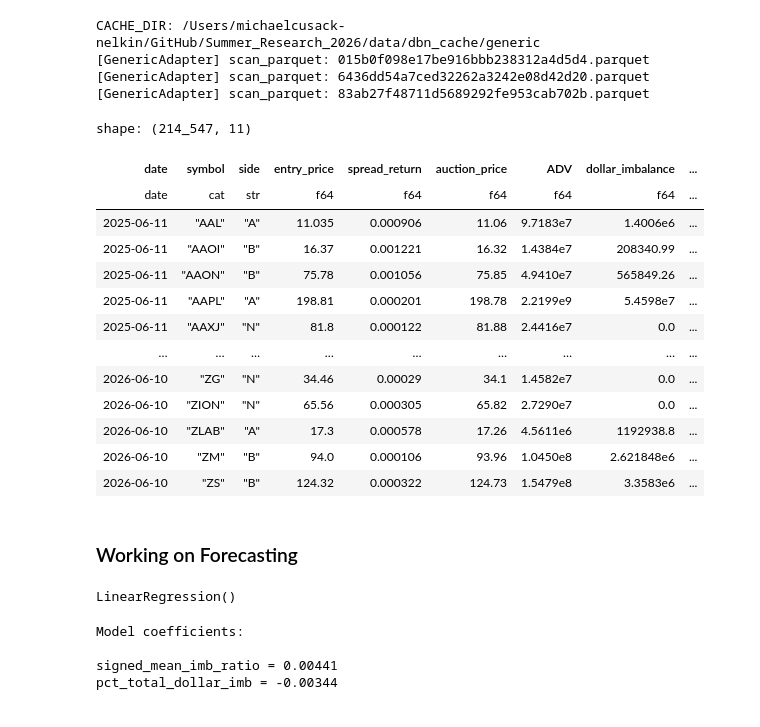
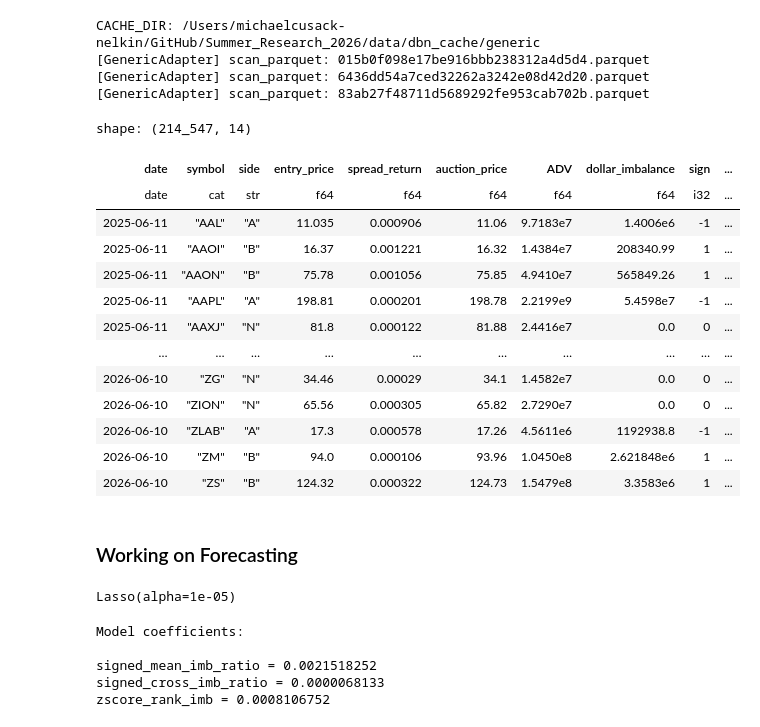
Before and after one commit to MichaelCusackNelkin/Summer_Research_2026, a Jupyter notebook: forecast/forecasting.ipynb, the cells around one changed output. Saved outputs shown, nothing was run; the diff lists cells and outputs as text; code cells hidden in the pictures.

```diff
--- a/forecast/forecasting.ipynb
+++ b/forecast/forecasting.ipynb
@@ -152,75 +138,88 @@ imb_print = (
 # %%
 data = (
     imb_print
     .join(close_trades, on=["date", "symbol"])
     .join(auction, on=["date", "symbol"])
-    # .join(session_dollar_volume, on=["date", "symbol"])
     .join(avg_daily_dollar_volume, on=["date", "symbol"])
     .sort(["date", "symbol"])
-    .with_columns((pl.col("total_imbalance_qty") * pl.col("entry_price")).alias("dollar_imbalance"))
-    .drop(["total_imbalance_qty"])
-    .drop_nulls()
     .with_columns(
-        # (
-        #     pl.when(pl.col("side") == "B").then(1)
-        #     .when(pl.col("side") == "A").then(-1)
-        #     .when(pl.col("side") == "N").then(0)
-        #     *(pl.col("dollar_imbalance") / pl.col("SDV"))
-        # ).alias("signed_session_imb_ratio"),
+        (pl.col("total_imbalance_qty") * pl.col("entry_price")).alias("dollar_imbalance"),
         (
             pl.when(pl.col("side") == "B").then(1)
             .when(pl.col("side") == "A").then(-1)
             .when(pl.col("side") == "N").then(0)
-            *(pl.col("dollar_imbalance") / pl.col("ADV"))
+        ).alias("sign"),
+        (
+            pl.when(pl.col("side") == "B").then(1)
+            .when(pl.col("side") == "A").then(-1)
+            .when(pl.col("side") == "N").then(0)
+            *(pl.col("total_imbalance_qty") * pl.col("entry_price"))
+        ).alias("signed_dollar_imbalance")
+    )
+    .drop(["total_imbalance_qty"])
+    .drop_nulls()
+    .with_columns(
+        (
+            (pl.col("signed_dollar_imbalance") / pl.col("ADV"))
             .clip(-1,1)
         ).alias("signed_mean_imb_ratio"),
         (
-            (pl.col("dollar_imbalance") / pl.col("dollar_imbalance").sum().over(pl.col("date"))).clip(-1,1)
-        ).alias("pct_total_dollar_imb"),
+            (pl.col("signed_dollar_imbalance") / pl.col("dollar_imbalance").mean().over(pl.col("date")))
+        ).alias("signed_cross_imb_ratio"),
+        # (
+        #     ((pl.col("dollar_imbalance").rank().over(pl.col("date")) - pl.col("dollar_imbalance").rank().mean().over(pl.col("date"))) / pl.col("dollar_imbalance").rank().std().over(pl.col("date")))
+        #     *pl.col("sign")
+        # ).alias("zscore_rank_imb"),
+        (
+            ((pl.col("signed_dollar_imbalance").rank().over(pl.col("date")) - pl.col("signed_dollar_imbalance").rank().min().over(pl.col("date")))
+             / (pl.col("signed_dollar_imbalance").rank().max().over(pl.col("date")) - pl.col("signed_dollar_imbalance").rank().min().over(pl.col("date"))))
+             * 2 - 1
+        ).alias("zscore_rank_imb"),
         (
             (pl.col("auction_price") - pl.col("entry_price")) / pl.col("entry_price")
         ).alias("return_to_close")
     )
 )
 
 # The dataframe we will be working with
 data
 # %% [output]
-shape: (214_547, 11)
+shape: (214_547, 14)
-| date | symbol | side | entry_price | spread_return | auction_price | ADV | dollar_imbalance | ... |
-| date | cat | str | f64 | f64 | f64 | f64 | f64 | ... |
-| 2025-06-11 | "AAL" | "A" | 11.035 | 0.000906 | 11.06 | 9.7183e7 | 1.4006e6 | ... |
-| 2025-06-11 | "AAOI" | "B" | 16.37 | 0.001221 | 16.32 | 1.4384e7 | 208340.99 | ... |
-| 2025-06-11 | "AAON" | "B" | 75.78 | 0.001056 | 75.85 | 4.9410e7 | 565849.26 | ... |
-| 2025-06-11 | "AAPL" | "A" | 198.81 | 0.000201 | 198.78 | 2.2199e9 | 5.4598e7 | ... |
-| 2025-06-11 | "AAXJ" | "N" | 81.8 | 0.000122 | 81.88 | 2.4416e7 | 0.0 | ... |
-| … | … | … | … | … | … | … | … | ... |
-| 2026-06-10 | "ZG" | "N" | 34.46 | 0.00029 | 34.1 | 1.4582e7 | 0.0 | ... |
-| 2026-06-10 | "ZION" | "N" | 65.56 | 0.000305 | 65.82 | 2.7290e7 | 0.0 | ... |
-| 2026-06-10 | "ZLAB" | "A" | 17.3 | 0.000578 | 17.26 | 4.5611e6 | 1192938.8 | ... |
-| 2026-06-10 | "ZM" | "B" | 94.0 | 0.000106 | 93.96 | 1.0450e8 | 2.621848e6 | ... |
-| 2026-06-10 | "ZS" | "B" | 124.32 | 0.000322 | 124.73 | 1.5479e8 | 3.3583e6 | ... |
+| date | symbol | side | entry_price | spread_return | auction_price | ADV | dollar_imbalance | sign | ... |
+| date | cat | str | f64 | f64 | f64 | f64 | f64 | i32 | ... |
+| 2025-06-11 | "AAL" | "A" | 11.035 | 0.000906 | 11.06 | 9.7183e7 | 1.4006e6 | -1 | ... |
+| 2025-06-11 | "AAOI" | "B" | 16.37 | 0.001221 | 16.32 | 1.4384e7 | 208340.99 | 1 | ... |
+| 2025-06-11 | "AAON" | "B" | 75.78 | 0.001056 | 75.85 | 4.9410e7 | 565849.26 | 1 | ... |
+| 2025-06-11 | "AAPL" | "A" | 198.81 | 0.000201 | 198.78 | 2.2199e9 | 5.4598e7 | -1 | ... |
+| 2025-06-11 | "AAXJ" | "N" | 81.8 | 0.000122 | 81.88 | 2.4416e7 | 0.0 | 0 | ... |
+| … | … | … | … | … | … | … | … | … | ... |
+| 2026-06-10 | "ZG" | "N" | 34.46 | 0.00029 | 34.1 | 1.4582e7 | 0.0 | 0 | ... |
+| 2026-06-10 | "ZION" | "N" | 65.56 | 0.000305 | 65.82 | 2.7290e7 | 0.0 | 0 | ... |
+| 2026-06-10 | "ZLAB" | "A" | 17.3 | 0.000578 | 17.26 | 4.5611e6 | 1192938.8 | -1 | ... |
+| 2026-06-10 | "ZM" | "B" | 94.0 | 0.000106 | 93.96 | 1.0450e8 | 2.621848e6 | 1 | ... |
+| 2026-06-10 | "ZS" | "B" | 124.32 | 0.000322 | 124.73 | 1.5479e8 | 3.3583e6 | 1 | ... |
 # %% [markdown]
 ### Working on Forecasting
 # %%
 import sklearn
 import statsmodels.api as sm
 
-features = ["signed_mean_imb_ratio", "pct_total_dollar_imb"]
+features = ["signed_mean_imb_ratio", "signed_cross_imb_ratio", "zscore_rank_imb"]
 
 X = data[features].to_pandas()
 y = data["return_to_close"].to_pandas()
 
-model = sklearn.linear_model.LinearRegression()
+model = sklearn.linear_model.Lasso(alpha=0.00001)
 model.fit(X,y)
 # %% [output]
-LinearRegression()
+Lasso(alpha=1e-05)
 # %%
 print("Model coefficients:\n")
 for i, f in enumerate(features):
-    print(f, "=", model.coef_[i].round(5))
+    print(f"{f} = {model.coef_[i]:,.10f}")
 # %% [output]
 Model coefficients:
 
-signed_mean_imb_ratio = 0.00441
-pct_total_dollar_imb = -0.00344
+signed_mean_imb_ratio = 0.0021518252
+signed_cross_imb_ratio = 0.0000068133
+zscore_rank_imb = 0.0008106752
```
Also changed, not shown: parts of 8 cells of this notebook, 1 other file.
